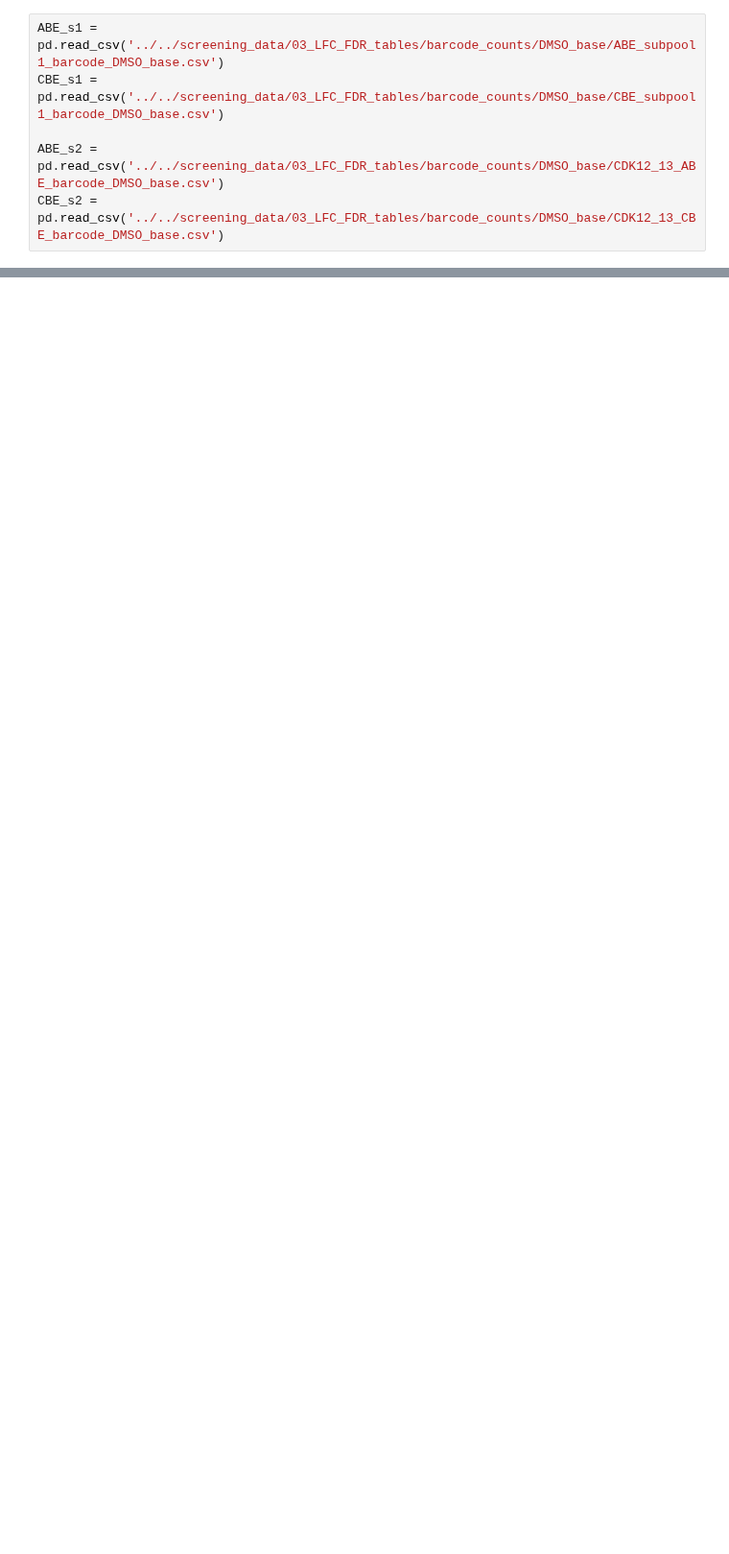
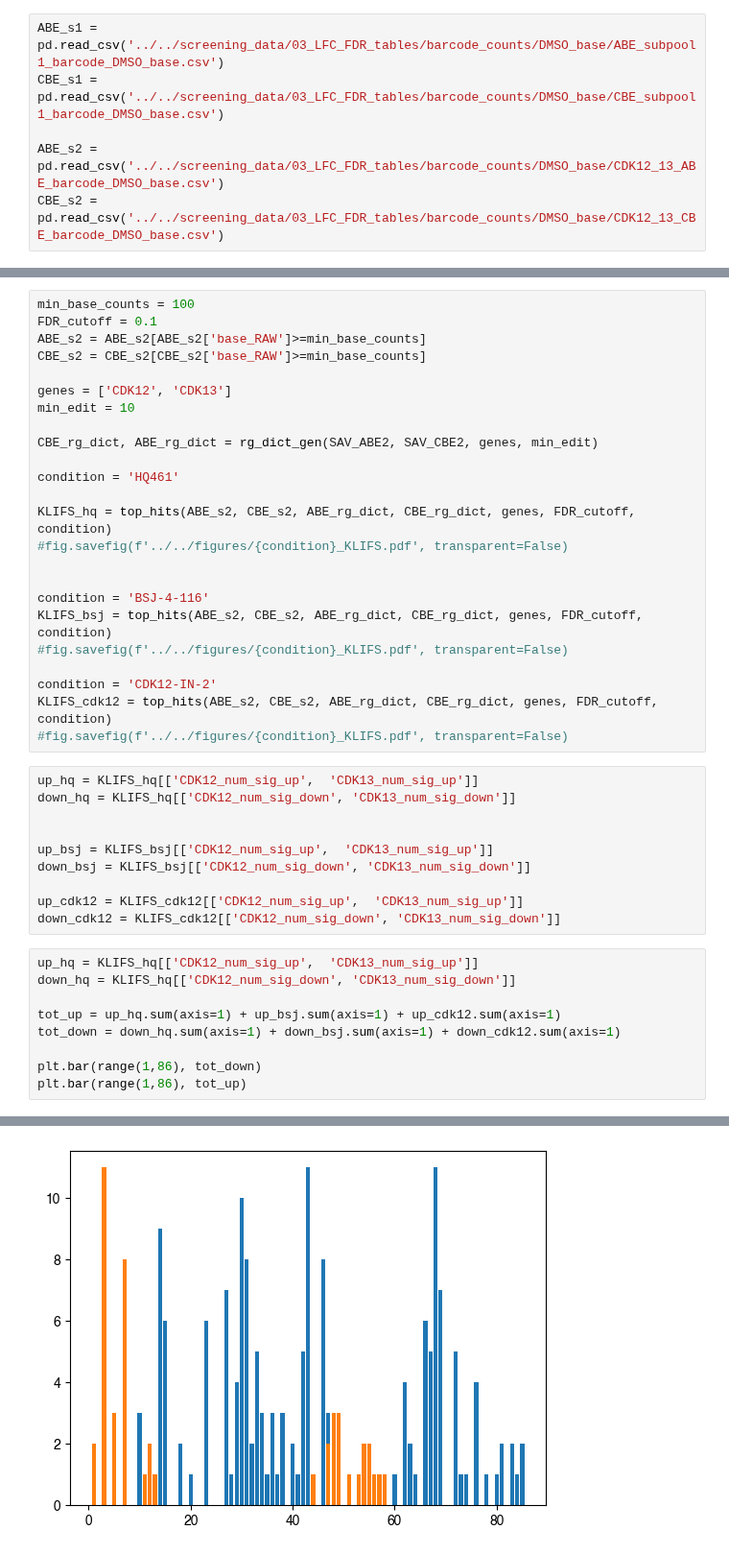
Before and after one commit to samgould2/CDK-BE-mutagenesis, a Jupyter notebook: notebooks/09_analysis_and_viz/KLIFS_fingerprints.ipynb, the cells around one changed output, grey strips where cells are left out. Shown at 96% size. Drawn from its saved outputs; the diff is of its cells as text; blank space fills up the shorter version.

```diff
--- a/notebooks/09_analysis_and_viz/KLIFS_fingerprints.ipynb
+++ b/notebooks/09_analysis_and_viz/KLIFS_fingerprints.ipynb
@@ -291,0 +397,44 @@ Name: LFC_median_KB_2000, Length: 2715, dtype: float64
+# %%
+min_base_counts = 100
+FDR_cutoff = 0.1
+ABE_s2 = ABE_s2[ABE_s2['base_RAW']>=min_base_counts]
+CBE_s2 = CBE_s2[CBE_s2['base_RAW']>=min_base_counts]
+
+genes = ['CDK12', 'CDK13']
+min_edit = 10
+
+CBE_rg_dict, ABE_rg_dict = rg_dict_gen(SAV_ABE2, SAV_CBE2, genes, min_edit)
+
+condition = 'HQ461'
+
+KLIFS_hq = top_hits(ABE_s2, CBE_s2, ABE_rg_dict, CBE_rg_dict, genes, FDR_cutoff, condition)
+#fig.savefig(f'../../figures/{condition}_KLIFS.pdf', transparent=False)
+
+
+condition = 'BSJ-4-116'
+KLIFS_bsj = top_hits(ABE_s2, CBE_s2, ABE_rg_dict, CBE_rg_dict, genes, FDR_cutoff, condition)
+#fig.savefig(f'../../figures/{condition}_KLIFS.pdf', transparent=False)
+
+condition = 'CDK12-IN-2'
+KLIFS_cdk12 = top_hits(ABE_s2, CBE_s2, ABE_rg_dict, CBE_rg_dict, genes, FDR_cutoff, condition)
+#fig.savefig(f'../../figures/{condition}_KLIFS.pdf', transparent=False)
+# %%
+up_hq = KLIFS_hq[['CDK12_num_sig_up',  'CDK13_num_sig_up']]
+down_hq = KLIFS_hq[['CDK12_num_sig_down', 'CDK13_num_sig_down']]
+
+
+up_bsj = KLIFS_bsj[['CDK12_num_sig_up',  'CDK13_num_sig_up']]
+down_bsj = KLIFS_bsj[['CDK12_num_sig_down', 'CDK13_num_sig_down']]
+
+up_cdk12 = KLIFS_cdk12[['CDK12_num_sig_up',  'CDK13_num_sig_up']]
+down_cdk12 = KLIFS_cdk12[['CDK12_num_sig_down', 'CDK13_num_sig_down']]
+# %%
+up_hq = KLIFS_hq[['CDK12_num_sig_up',  'CDK13_num_sig_up']]
+down_hq = KLIFS_hq[['CDK12_num_sig_down', 'CDK13_num_sig_down']]
+
+tot_up = up_hq.sum(axis=1) + up_bsj.sum(axis=1) + up_cdk12.sum(axis=1)
+tot_down = down_hq.sum(axis=1) + down_bsj.sum(axis=1) + down_cdk12.sum(axis=1)
+
+plt.bar(range(1,86), tot_down)
+plt.bar(range(1,86), tot_up)
+# %% [output]
@@ -291,0 +442 @@ Name: LFC_median_KB_2000, Length: 2715, dtype: float64
+[figure, added]
```
Also changed, not shown: parts of 24 cells of this notebook, 18 other files.
